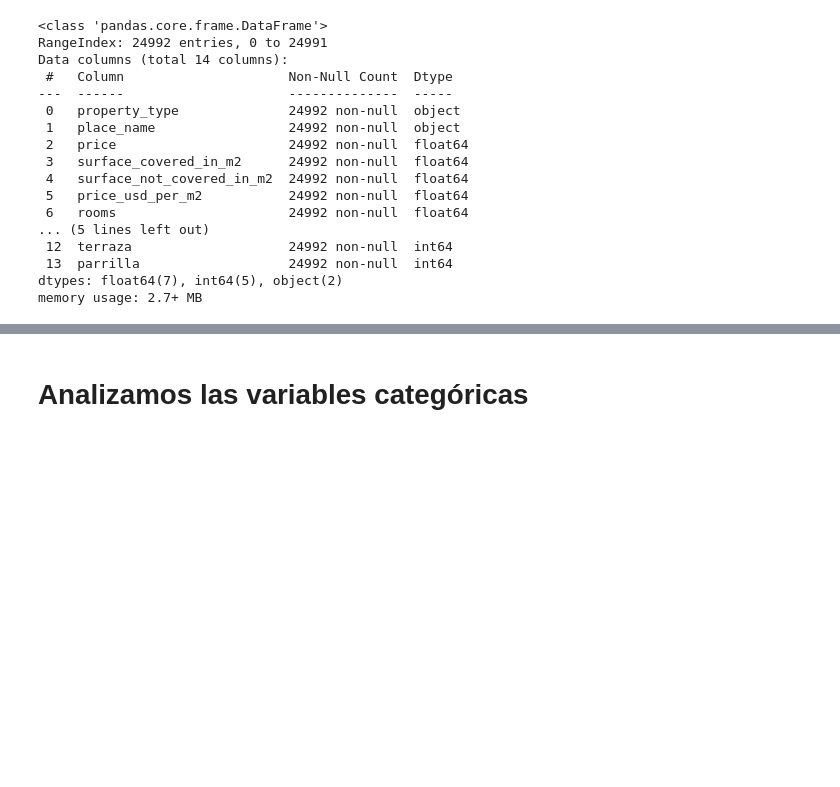
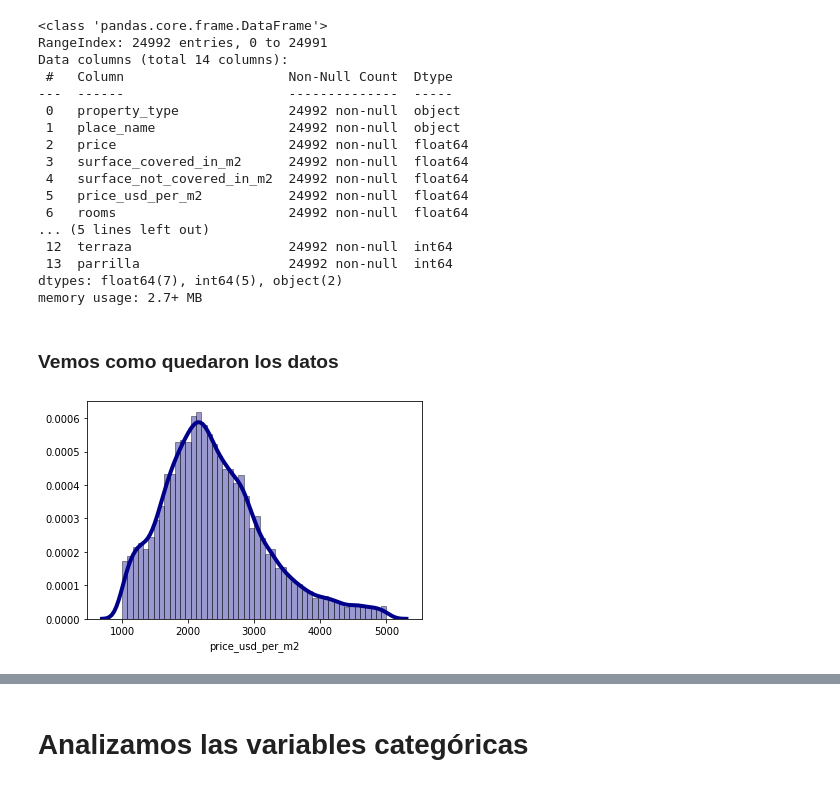
Before and after one commit to rdgagliano/DataScience-Grupo3, a Jupyter notebook: Desafio_2_1.ipynb, the cells around one changed output, grey strips where cells are left out. Saved outputs shown, nothing was run; the diff lists cells and outputs as text; code cells hidden in the pictures; blank space fills up the shorter version.

Commit message:
Actualizo modelos de regresion
Se agregan mas graficos a las notebooks.
Se agrega el analisis y borrado de datos correlacionados

```diff
--- a/Desafio_2_1.ipynb
+++ b/Desafio_2_1.ipynb
@@ -209,3 +224,9 @@ Data columns (total 14 columns):
  13  parrilla                   24992 non-null  int64
 dtypes: float64(7), int64(5), object(2)
 memory usage: 2.7+ MB
+# %% [markdown]
+### Vemos como quedaron los datos
+# %%
+Desafio_2_aux.drawUniqueDensityPlot(df_subset, 'price_usd_per_m2')
+# %% [output]
+[figure, added]
```
Also changed, not shown: parts of 24 cells of this notebook.
